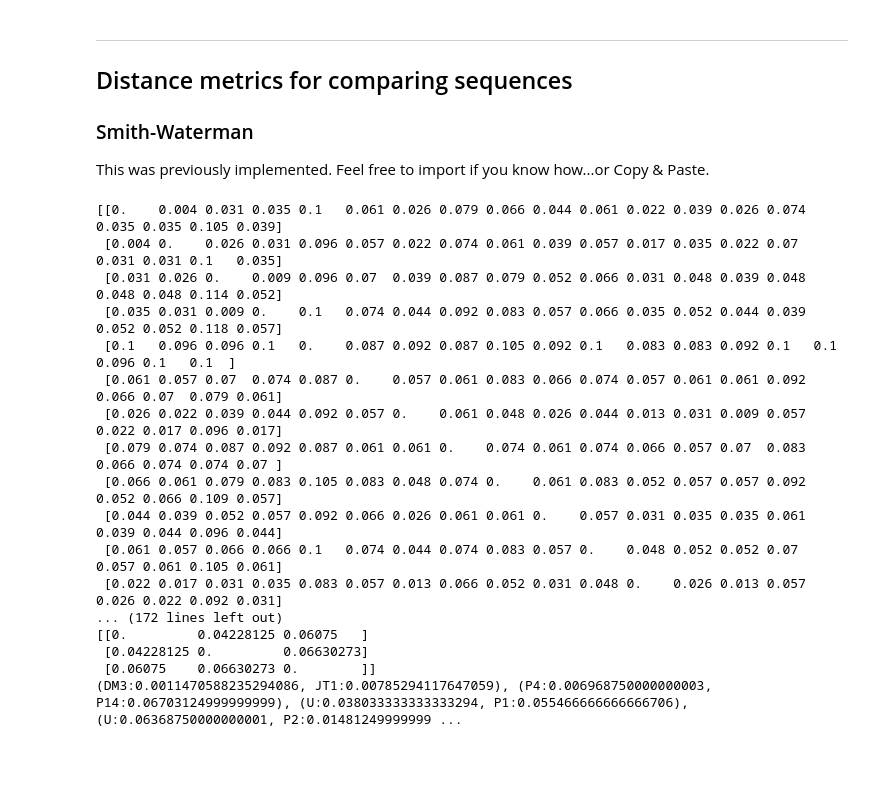
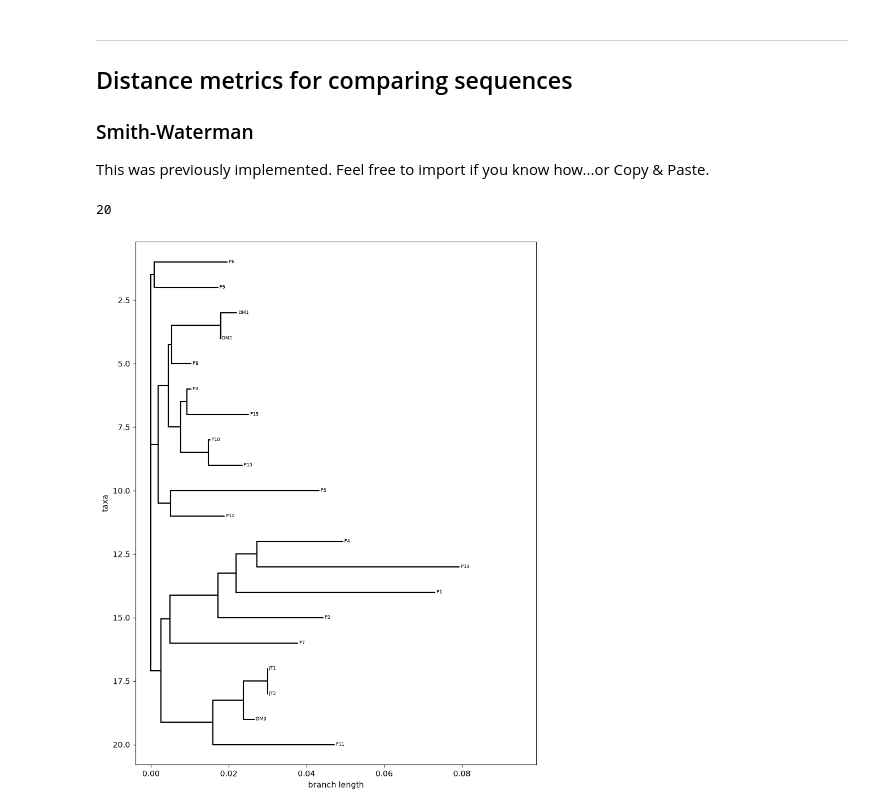
Before and after one commit to matthewfrancoeur/BINF6250_Francoeur, a Jupyter notebook: project06/project06.ipynb, the cells around one changed output. Drawn from its saved outputs; the diff is of its cells as text; code cells hidden in the pictures; blank space fills up the shorter version.

Commit message:
Debug neighbor joining

```diff
--- a/project06/project06.ipynb
+++ b/project06/project06.ipynb
@@ -250,10 +234,9 @@ def neighbor_joining(
     update matrix
     """
 
-    print(distance_matrix)
-
-    # Newick string
-    newick = ""
+    # Make copies of original inputs
+    distance_matrix = distance_matrix.copy()
+    labels = labels.copy()
 
     # Inititalize tree
     nodes = len(labels)
@@ -262,7 +245,7 @@ def neighbor_joining(
     while nodes > 3:
 
         # add each row of distance matrix, giving a 1 dimensional np array
-        TD_array = sum(distance_matrix)
+        TD_array = distance_matrix.sum(axis=1)
 
         # calculate D* matrix
         D_star_matrix = np.zeros((nodes, nodes), float)
@@ -284,27 +267,26 @@ def neighbor_joining(
 
         # calculate branch lengths
         branch_split = (TD_array[row] - TD_array[column])/(nodes - 2)
-        length_i = 0.5 * distance_matrix[row,column] + branch_split
+        length_i = 0.5 * (distance_matrix[row, column] + branch_split)
         length_j = distance_matrix[row, column] - length_i
 
+        new_node = f"({labels[row]}:{length_i},{labels[column]}:{length_j})"
+
         # calculate distances to new node
-        u_array_column = np.array([])
+        u_array = np.array([])
         for i in range(nodes):
             if i != row and i != column:
-                u_distance = 0.5 * (distance_matrix[i, row] + distance_matrix[i, column])
-                u_array_column = np.append(u_array_column, u_distance)
-
-        # create string
-        newick = newick + f"({labels[row]}:{length_i}, {labels[column]}:{length_j}), "
+                u_distance = 0.5 * (distance_matrix[i, row] + distance_matrix[i, column] - distance_matrix[row, column])
+                u_array = np.append(u_array, u_distance)
 
         # delete joined samples from distance matrix
         distance_matrix = np.delete(distance_matrix, (row, column), 0)
         distance_matrix = np.delete(distance_matrix, (row, column), 1)
 
         # add new distances to matrix
-        distance_matrix = np.insert(distance_matrix, 0, u_array_column, 1) # row of length nodes - 1
+        distance_matrix = np.insert(distance_matrix, 0, u_array, 1) # row of length nodes - 1
 
-        u_array_row = np.insert(u_array_column, 0, 0) # column of length nodes
+        u_array_row = np.insert(u_array, 0, 0) # column of length nodes
         distance_matrix = np.insert(distance_matrix, 0, u_array_row, 0)
 
         # delete joined samples from labels
@@ -314,13 +296,15 @@ def neighbor_joining(
         labels.remove(remove_row)
         labels.remove(remove_column)
 
-        labels.insert(0,"U") # new label
+        labels.insert(0, new_node)
+        nodes = len(labels)
 
-        # recursive
-        return(newick + neighbor_joining(distance_matrix, labels))
+    # connect final three nodes to a central node
+    length_i = 0.5 * (distance_matrix[0, 1] + distance_matrix[0, 2] - distance_matrix[1, 2])
+    length_j = distance_matrix[0, 1] - length_i
+    length_k = distance_matrix[0, 2] - length_i
 
-    else:
-        return("the last 3")
+    return f"({labels[0]}:{length_i},{labels[1]}:{length_j},{labels[2]}:{length_k});"
 # %%
 def plot_tree(newick_tree: str) -> None:
     """Plots a phylogenetic tree from a Newick string using Biopython and Matplotlib.
@@ -354,36 +338,16 @@ def plot_tree(newick_tree: str) -> None:
 # %%
 if __name__ == "__main__":
     # Read HIV RT sequences
     sequences = read_fasta("data/lafayette_SARS_RT.fasta")
 
-
     # Build distance matrix using Smith-Waterman
-
     dist_matrix, seq_ids = build_distance_matrix(sequences)
-
 
     # Generate unrooted tree using Neighbor-Joining
     tree = neighbor_joining(dist_matrix, seq_ids)
 
-    print(tree)
-
     # Plot tree
-    # plot_tree(tree)
+    plot_tree(tree)
 # %% [output]
-[[0.    0.004 0.031 0.035 0.1   0.061 0.026 0.079 0.066 0.044 0.061 0.022 0.039 0.026 0.074 0.035 0.035 0.105 0.039]
- [0.004 0.    0.026 0.031 0.096 0.057 0.022 0.074 0.061 0.039 0.057 0.017 0.035 0.022 0.07  0.031 0.031 0.1   0.035]
- [0.031 0.026 0.    0.009 0.096 0.07  0.039 0.087 0.079 0.052 0.066 0.031 0.048 0.039 0.048 0.048 0.048 0.114 0.052]
- [0.035 0.031 0.009 0.    0.1   0.074 0.044 0.092 0.083 0.057 0.066 0.035 0.052 0.044 0.039 0.052 0.052 0.118 0.057]
- [0.1   0.096 0.096 0.1   0.    0.087 0.092 0.087 0.105 0.092 0.1   0.083 0.083 0.092 0.1   0.1   0.096 0.1   0.1  ]
- [0.061 0.057 0.07  0.074 0.087 0.    0.057 0.061 0.083 0.066 0.074 0.057 0.061 0.061 0.092 0.066 0.07  0.079 0.061]
- [0.026 0.022 0.039 0.044 0.092 0.057 0.    0.061 0.048 0.026 0.044 0.013 0.031 0.009 0.057 0.022 0.017 0.096 0.017]
- [0.079 0.074 0.087 0.092 0.087 0.061 0.061 0.    0.074 0.061 0.074 0.066 0.057 0.07  0.083 0.066 0.074 0.074 0.07 ]
- [0.066 0.061 0.079 0.083 0.105 0.083 0.048 0.074 0.    0.061 0.083 0.052 0.057 0.057 0.092 0.052 0.066 0.109 0.057]
- [0.044 0.039 0.052 0.057 0.092 0.066 0.026 0.061 0.061 0.    0.057 0.031 0.035 0.035 0.061 0.039 0.044 0.096 0.044]
- [0.061 0.057 0.066 0.066 0.1   0.074 0.044 0.074 0.083 0.057 0.    0.048 0.052 0.052 0.07  0.057 0.061 0.105 0.061]
- [0.022 0.017 0.031 0.035 0.083 0.057 0.013 0.066 0.052 0.031 0.048 0.    0.026 0.013 0.057 0.026 0.022 0.092 0.031]
-... (172 lines left out)
-[[0.         0.04228125 0.06075   ]
- [0.04228125 0.         0.06630273]
- [0.06075    0.06630273 0.        ]]
-(DM3:0.0011470588235294086, JT1:0.00785294117647059), (P4:0.006968750000000003, P14:0.06703124999999999), (U:0.038033333333333294, P1:0.055466666666666706), (U:0.06368750000000001, P2:0.01481249999999 ...
+20
+[figure, added]
```
Also changed, not shown: parts of 2 cells of this notebook.
